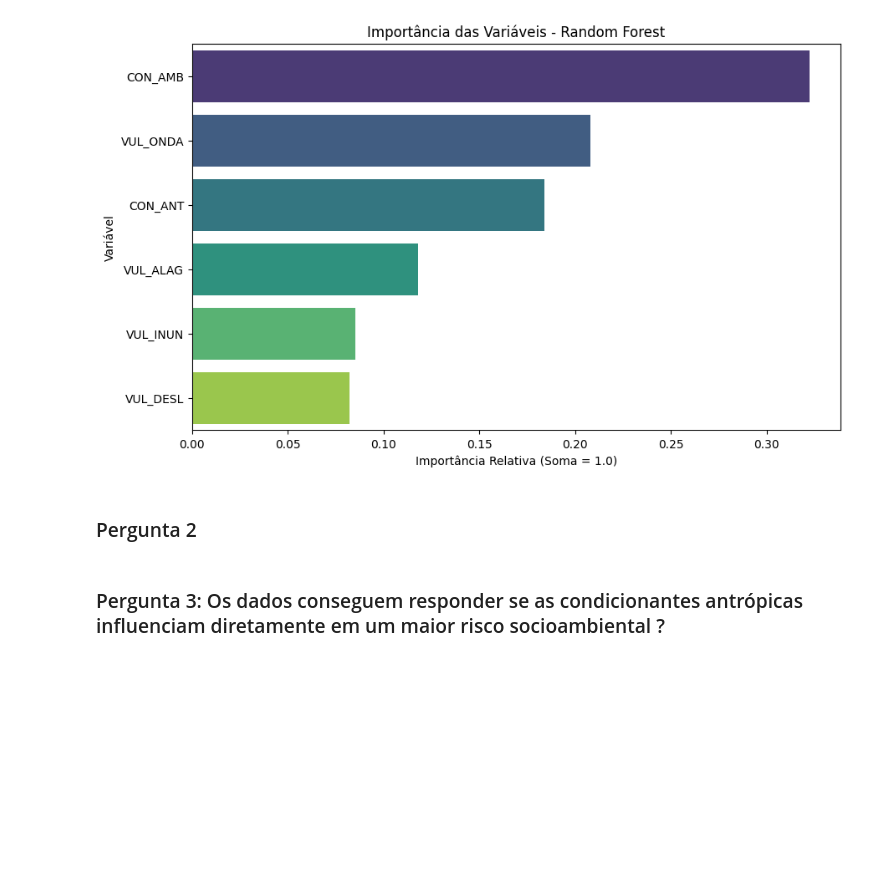
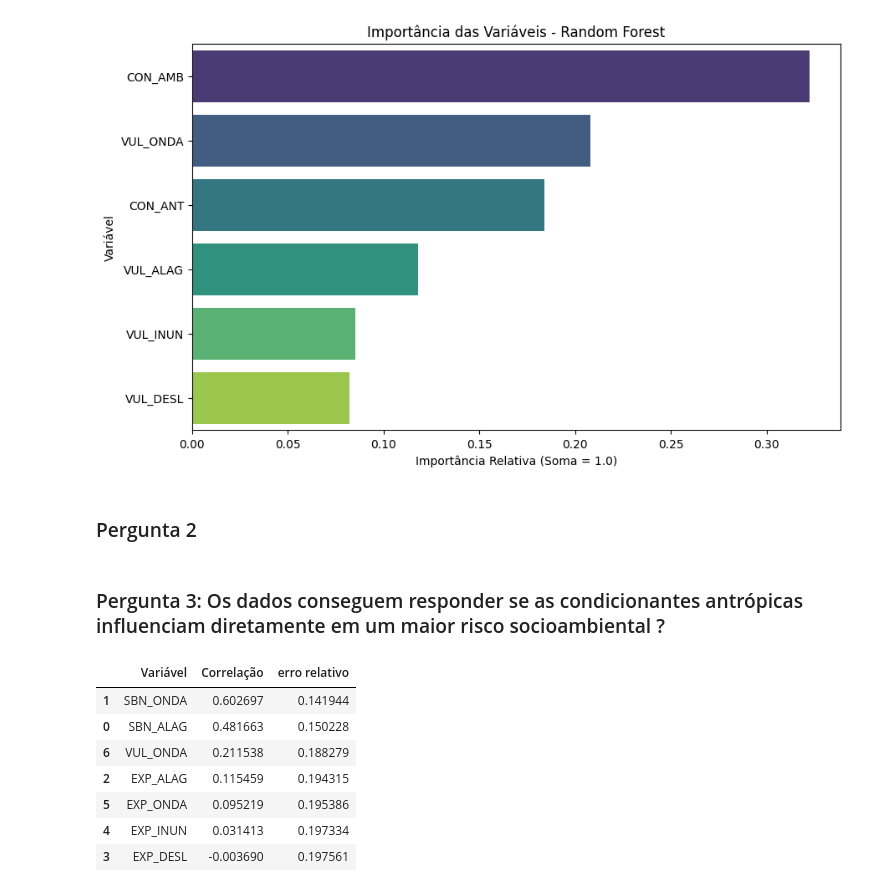
Before and after one commit to luizfgontijo/icd-project, a Jupyter notebook: analise.ipynb, the cells around one changed output. Drawn from its saved outputs; the diff is of its cells as text; code cells hidden in the pictures; blank space fills up the shorter version.

```diff
--- a/analise.ipynb
+++ b/analise.ipynb
@@ -913,7 +929,7 @@ variaveis_risco = [
 
 resultados = []
 for var in variaveis_risco:
-    r, p = pearsonr(df[var], df['CON_ANT'])
+    r, p = pearsonr(df_copy[var], df_copy['CON_ANT'])
     resultados.append({
         "Variável": var,
         "Coeficiente r": round(r, 3),
@@ -975,7 +991,7 @@ variaveis_risco = [
 
 resultados = []
 for var in variaveis_risco:
-    r, p = pearsonr(df[var], df['CON_ANT'])
+    r, p = pearsonr(df_copy[var], df_copy['CON_ANT'])
     resultados.append({
         "Variável": var,
         "Coeficiente r": round(r, 3),
@@ -1154,3 +1170,47 @@ Random Forest
 ### Pergunta 2
 # %% [markdown]
 ### Pergunta 3: Os dados conseguem responder se as condicionantes antrópicas influenciam diretamente em um maior risco socioambiental ?
+# %%
+from sklearn.linear_model import LinearRegression
+from sklearn.metrics import mean_absolute_error
+
+df = pd.read_csv('csvs/20250707_area-prioritaria-_sbn.csv', sep=";", encoding='latin-1')
+df_copy = df.drop(columns={'VUL_DESL', 'VUL_INUN', 'AC_DESL', 'AC_INUN', 'SBN_DESL', 'SBN_INUN', 'VUL_ALAG'})
+
+y = df_copy['CON_ANT']
+
+variaveis_risco = [
+    'SBN_ALAG', 'SBN_ONDA', 'EXP_ALAG',
+    'EXP_DESL', 'EXP_INUN', 'EXP_ONDA',
+    'VUL_ONDA'
+]
+
+tabela = []
+
+for var in variaveis_risco:
+    x = df_copy[[var]]
+    model = LinearRegression()
+    model.fit(x, y)
+    y_pred = model.predict(x)
+
+    mae = mean_absolute_error(y, y_pred)
+    erro_relativo = mae/(max(y) - min(y))
+
+    r, p = pearsonr(df_copy[var], y)
+
+    tabela.append({
+        "Variável": var,
+        "Correlação": r,
+        "erro relativo": erro_relativo
+    })
+
+pd.DataFrame(tabela).sort_values(by='Correlação', ascending=False)
+# %% [output]
+|  | Variável | Correlação | erro relativo |
+| 1 | SBN_ONDA | 0.602697 | 0.141944 |
+| 0 | SBN_ALAG | 0.481663 | 0.150228 |
+| 6 | VUL_ONDA | 0.211538 | 0.188279 |
+| 2 | EXP_ALAG | 0.115459 | 0.194315 |
+| 5 | EXP_ONDA | 0.095219 | 0.195386 |
+| 4 | EXP_INUN | 0.031413 | 0.197334 |
+| 3 | EXP_DESL | -0.003690 | 0.197561 |
```
Also changed, not shown: parts of 3 cells of this notebook.
